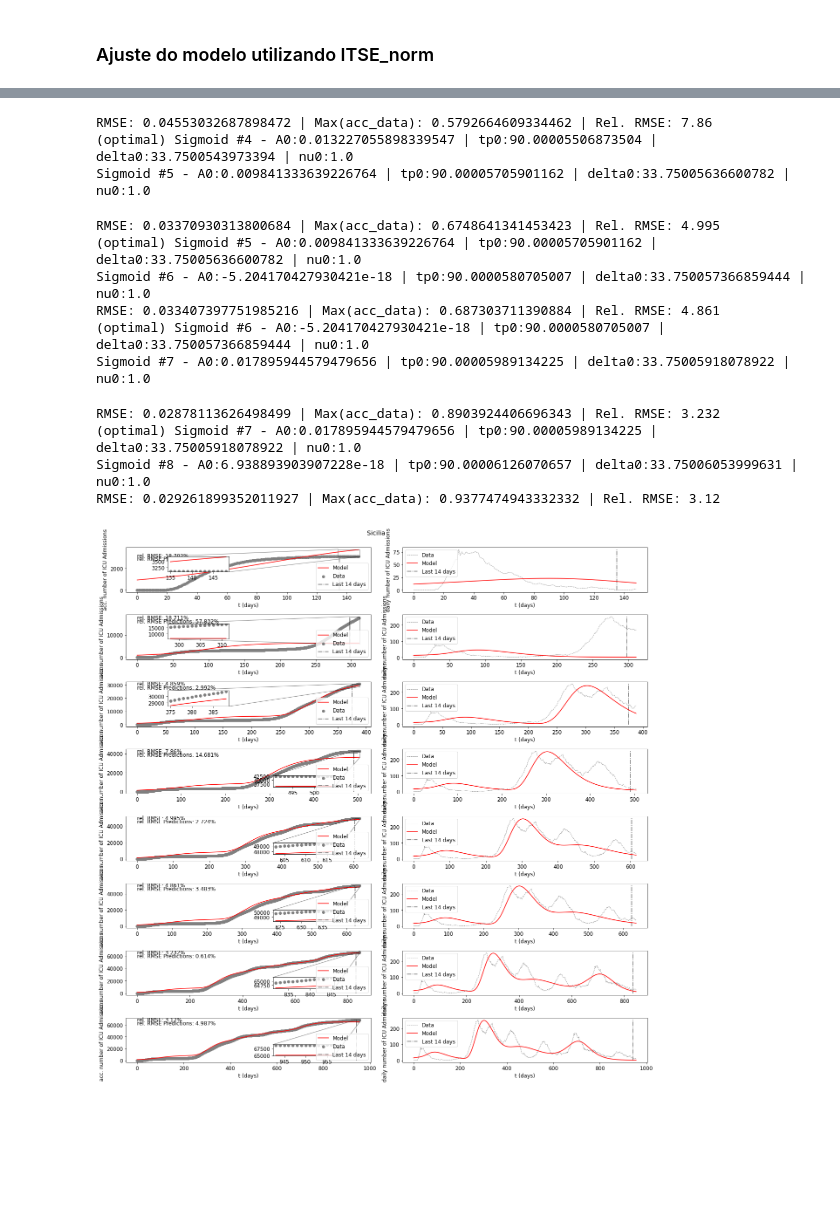
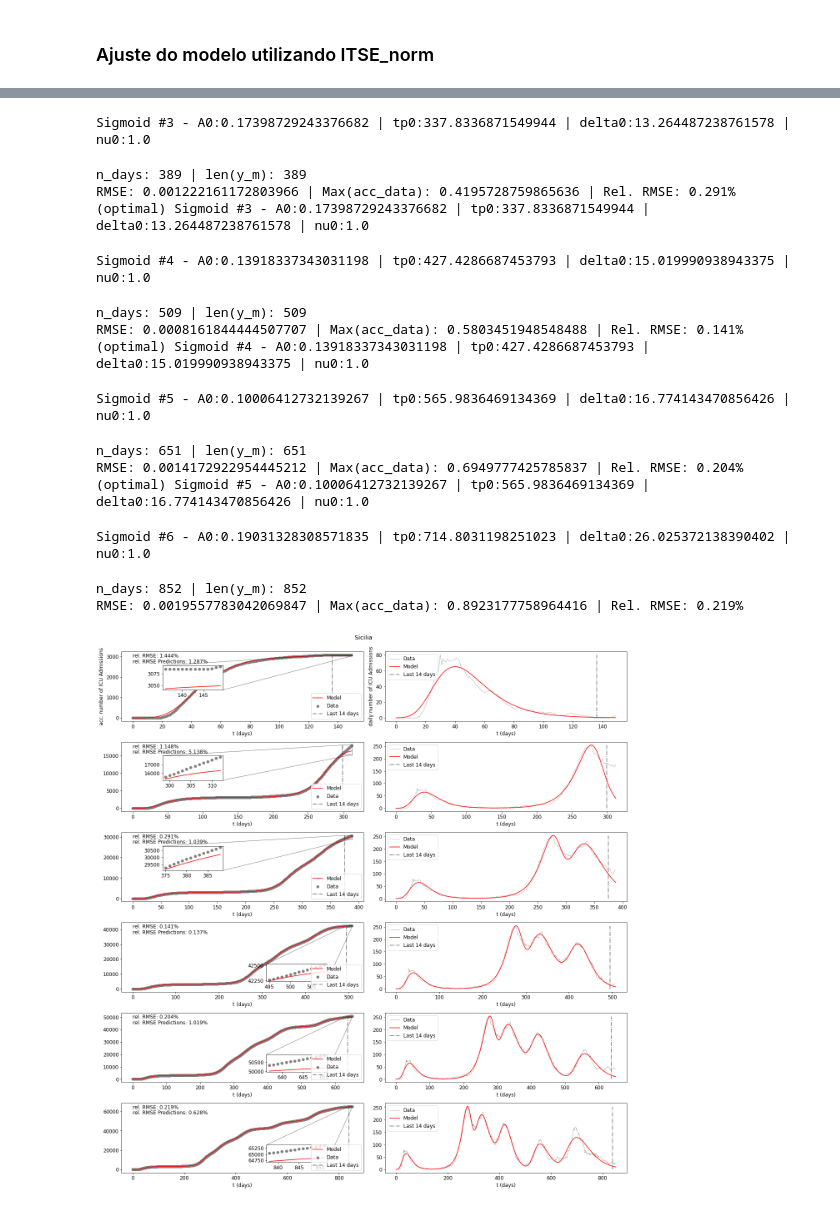
Before and after one commit to fpelogia/epid-models, a Jupyter notebook: Mestrado 2023/novos_testes.ipynb, the cells around one changed output, grey strips where cells are left out. Saved outputs shown, nothing was run; the diff lists cells and outputs as text; code cells hidden in the pictures; blank space fills up the shorter version.

```diff
--- a/Mestrado 2023/novos_testes.ipynb
+++ b/Mestrado 2023/novos_testes.ipynb
@@ -79,8 +79,12 @@ def update_cond_nw(A0, tp0):
 optimize.update_cond = update_cond_nw
 # %%
 # Transition Points
-x_nw = get_transition_points(scaling_factor*acc_data, visual=True, threshold=1e-6, indicator = indicator, city_name=city_name)
-x_nw = x_nw[1:]
+x_nw = get_transition_points(scaling_factor*acc_data, visual=True, threshold=5e-6, indicator = indicator, city_name=city_name)
+
+#x_nw = x_nw[:6]
+
+# Campania e Sicilia
+x_nw = x_nw[1:7]
 
 print('x_nw:', x_nw)
 # %% [output]
@@ -103,11 +105,23 @@ city_name
-# %%
-if (city_name == 'Lazio' or city_name == 'Lombardia'):
-    x_nw = [189, 361, 532, 630, 865, 1144]
-elif (city_name == 'Campania'):
-    x_nw = [189, 361, 532, 621, 779, 852, 957]
-elif (city_name == 'Veneto'):
-    x_nw = [126, 379, 512, 617, 804, 850]
-elif (city_name == 'Sicilia'):
-    x_nw = [156, 320, 396, 513, 635, 852, 973] # com ITSE_norm e scaling_factor = 1000
-# %%
-x_nw = [149, 312, 389, 505, 617, 638, 846, 957]
+# %%
+# utilizando scaling_factor = max(acc_data)
+
+if (city_name == 'Lombardia'):
+    # Manual (old)
+    #x_nw = [189, 361, 532, 630, 865, 1144]
+
+    # New automatic Lombardia
+    x_nw = [174, 356, 523, 624, 856, 951]
+elif (city_name == 'Lazio'):
+    # New automatic Lazio
+    x_nw = [187, 373, 514, 609, 839, 950]
+elif (city_name == 'Campania'):
+    # New automatic Campania 3e-6 x_nw[1:7]
+    x_nw =  [184, 337, 525, 625, 646, 780]
+elif (city_name == 'Veneto'):
+    # new automatic Veneto 2e-6
+    x_nw =  [183, 371, 506, 612, 800, 845]
+elif (city_name == 'Sicilia'):
+    #x_nw = [156, 320, 396, 513, 635, 852, 973] # com ITSE_norm e scaling_factor = 1000
+
+    # Siscilia 5e-6 manual (213 -> 150) com th 5e-6 x_nw[1:7]
+    x_nw = [150, 313, 389, 509, 651, 852]
@@ -121,6 +137,6 @@ sig_params, rel_rmse_list, y_m = optimize.fit_data(acc_data,
                                indicator = indicator,
                                n_weeks_pred = 2,
                                scaling_factor = scaling_factor,
-                               loss_function = 'ITSE_norm'
+                               loss_function = 'ITSE'
                             )
 # %% [output]
@@ -137,16 +151,18 @@ Sigmoid #4 - A0:0.013227055898339547 | tp0:90.00005506873504 | delta0:33.7500543
-RMSE: 0.04553032687898472 | Max(acc_data): 0.5792664609334462 | Rel. RMSE: 7.86
-(optimal) Sigmoid #4 - A0:0.013227055898339547 | tp0:90.00005506873504 | delta0:33.7500543973394 | nu0:1.0
-Sigmoid #5 - A0:0.009841333639226764 | tp0:90.00005705901162 | delta0:33.75005636600782 | nu0:1.0
+Sigmoid #3 - A0:0.17398729243376682 | tp0:337.8336871549944 | delta0:13.264487238761578 | nu0:1.0
-RMSE: 0.03370930313800684 | Max(acc_data): 0.6748641341453423 | Rel. RMSE: 4.995
-(optimal) Sigmoid #5 - A0:0.009841333639226764 | tp0:90.00005705901162 | delta0:33.75005636600782 | nu0:1.0
-Sigmoid #6 - A0:-5.204170427930421e-18 | tp0:90.0000580705007 | delta0:33.750057366859444 | nu0:1.0
-RMSE: 0.033407397751985216 | Max(acc_data): 0.687303711390884 | Rel. RMSE: 4.861
-(optimal) Sigmoid #6 - A0:-5.204170427930421e-18 | tp0:90.0000580705007 | delta0:33.750057366859444 | nu0:1.0
-Sigmoid #7 - A0:0.017895944579479656 | tp0:90.00005989134225 | delta0:33.75005918078922 | nu0:1.0
+n_days: 389 | len(y_m): 389
+RMSE: 0.001222161172803966 | Max(acc_data): 0.4195728759865636 | Rel. RMSE: 0.291%
+(optimal) Sigmoid #3 - A0:0.17398729243376682 | tp0:337.8336871549944 | delta0:13.264487238761578 | nu0:1.0
-RMSE: 0.02878113626498499 | Max(acc_data): 0.8903924406696343 | Rel. RMSE: 3.232
-(optimal) Sigmoid #7 - A0:0.017895944579479656 | tp0:90.00005989134225 | delta0:33.75005918078922 | nu0:1.0
-Sigmoid #8 - A0:6.938893903907228e-18 | tp0:90.00006126070657 | delta0:33.75006053999631 | nu0:1.0
-RMSE: 0.029261899352011927 | Max(acc_data): 0.9377474943332332 | Rel. RMSE: 3.12
+Sigmoid #4 - A0:0.13918337343031198 | tp0:427.4286687453793 | delta0:15.019990938943375 | nu0:1.0
+n_days: 509 | len(y_m): 509
+RMSE: 0.0008161844444507707 | Max(acc_data): 0.5803451948548488 | Rel. RMSE: 0.141%
+(optimal) Sigmoid #4 - A0:0.13918337343031198 | tp0:427.4286687453793 | delta0:15.019990938943375 | nu0:1.0
+Sigmoid #5 - A0:0.10006412732139267 | tp0:565.9836469134369 | delta0:16.774143470856426 | nu0:1.0
+n_days: 651 | len(y_m): 651
+RMSE: 0.0014172922954445212 | Max(acc_data): 0.6949777425785837 | Rel. RMSE: 0.204%
+(optimal) Sigmoid #5 - A0:0.10006412732139267 | tp0:565.9836469134369 | delta0:16.774143470856426 | nu0:1.0
+Sigmoid #6 - A0:0.19031328308571835 | tp0:714.8031198251023 | delta0:26.025372138390402 | nu0:1.0
+n_days: 852 | len(y_m): 852
+RMSE: 0.0019557783042069847 | Max(acc_data): 0.8923177758964416 | Rel. RMSE: 0.219%
-[figure, old version]
+[figure, new version]
 # %%
 data['data'].to_list()[1130]
```
Also changed, not shown: parts of 7 cells of this notebook, 14 other files.
